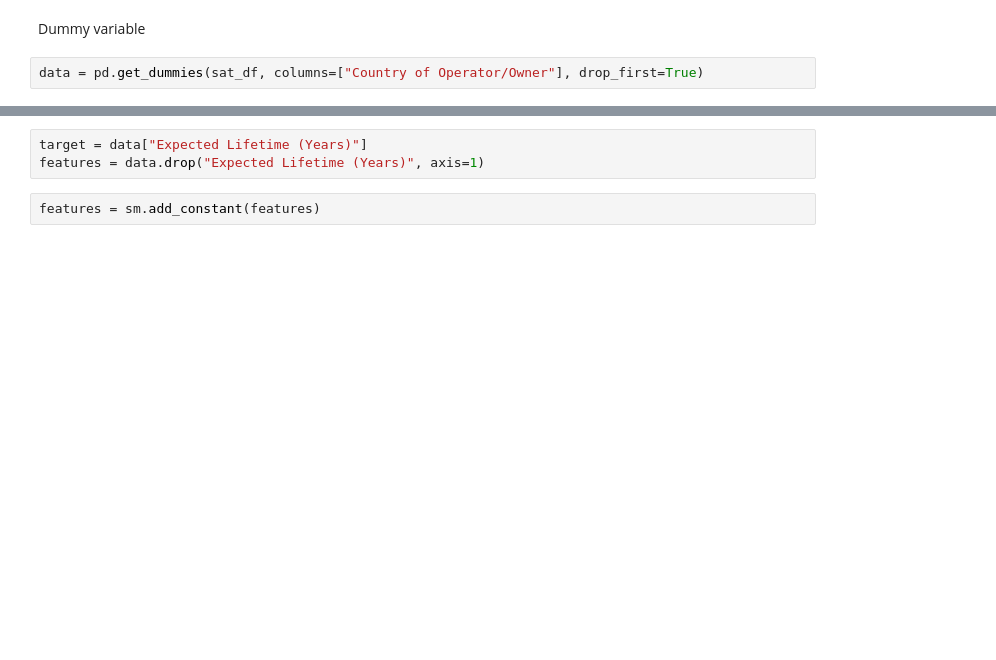
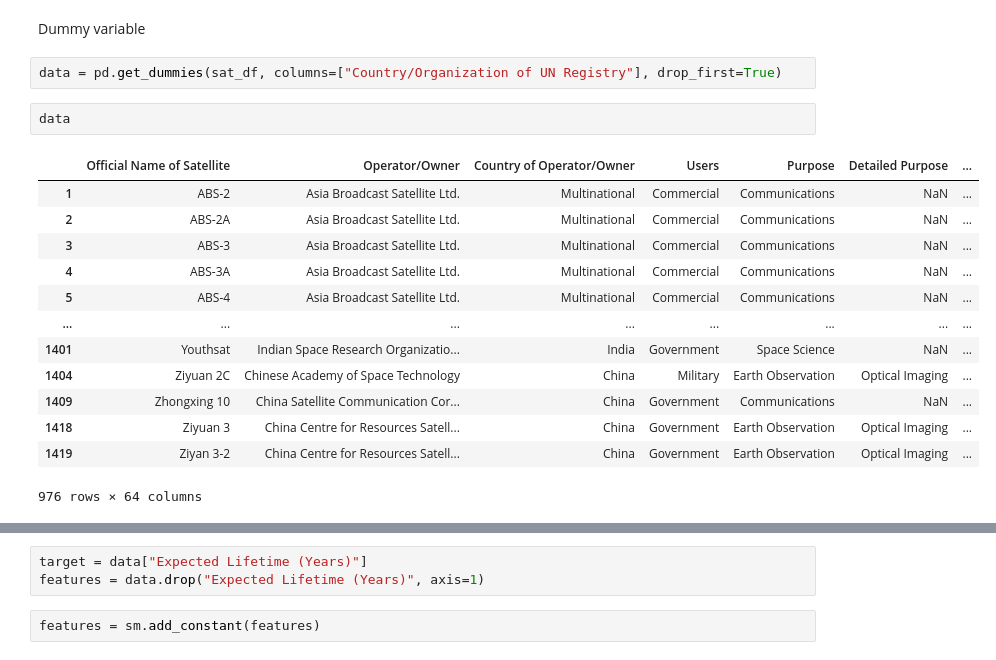
Before and after one commit to joshlynj/active_satellites, a Jupyter notebook: notebooks/EDA.ipynb, the cells around one changed output, grey strips where cells are left out. Drawn from its saved outputs; the diff is of its cells as text; blank space fills up the shorter version.

```diff
--- a/notebooks/EDA.ipynb
+++ b/notebooks/EDA.ipynb
@@ -139,4 +161,20 @@ plt.show()
 # %% [markdown]
 Dummy variable
 # %%
-data = pd.get_dummies(sat_df, columns=["Country of Operator/Owner"], drop_first=True)
+data = pd.get_dummies(sat_df, columns=["Country/Organization of UN Registry"], drop_first=True)
+# %%
+data
+# %% [output]
+|  | Official Name of Satellite | Operator/Owner | Country of Operator/Owner | Users | Purpose | Detailed Purpose | ... |
+| 1 | ABS-2 | Asia Broadcast Satellite Ltd. | Multinational | Commercial | Communications | NaN | ... |
+| 2 | ABS-2A | Asia Broadcast Satellite Ltd. | Multinational | Commercial | Communications | NaN | ... |
+| 3 | ABS-3 | Asia Broadcast Satellite Ltd. | Multinational | Commercial | Communications | NaN | ... |
+| 4 | ABS-3A | Asia Broadcast Satellite Ltd. | Multinational | Commercial | Communications | NaN | ... |
+| 5 | ABS-4 | Asia Broadcast Satellite Ltd. | Multinational | Commercial | Communications | NaN | ... |
+| ... | ... | ... | ... | ... | ... | ... | ... |
+| 1401 | Youthsat | Indian Space Research Organizatio... | India | Government | Space Science | NaN | ... |
+| 1404 | Ziyuan 2C | Chinese Academy of Space Technology | China | Military | Earth Observation | Optical Imaging | ... |
+| 1409 | Zhongxing 10 | China Satellite Communication Cor... | China | Government | Communications | NaN | ... |
+| 1418 | Ziyuan 3 | China Centre for Resources Satell... | China | Government | Earth Observation | Optical Imaging | ... |
+| 1419 | Ziyan 3-2 | China Centre for Resources Satell... | China | Government | Earth Observation | Optical Imaging | ... |
+976 rows × 64 columns
```
Also changed, not shown: parts of 23 cells of this notebook.
